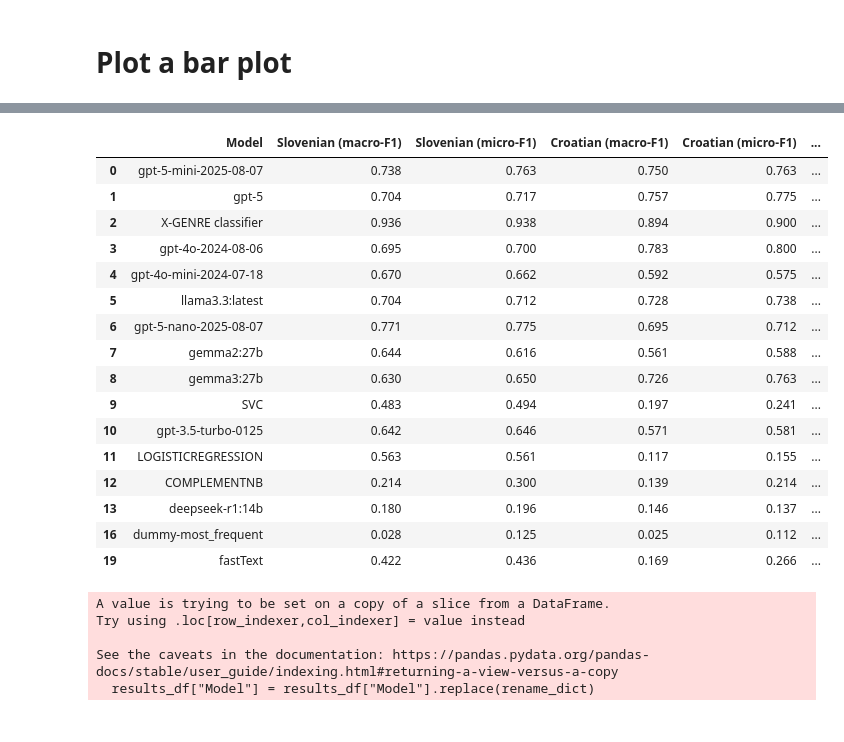
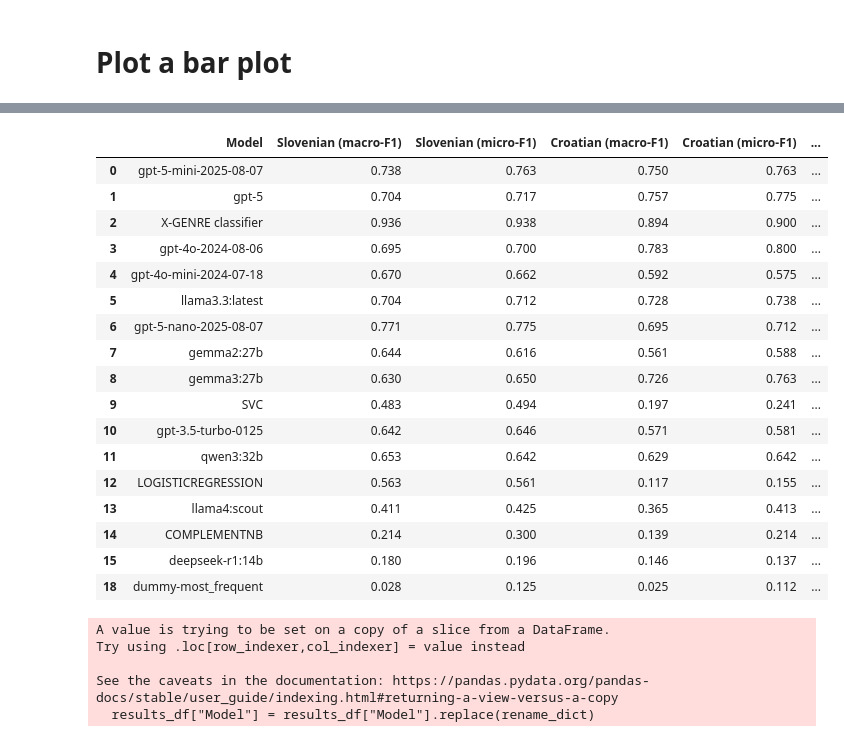
Before and after one commit to TajaKuzman/Benchmarking-Text-Classification-on-South-Slavic, a Jupyter notebook: Genre-Automatic-Identification-Benchmark/evaluation-for-the-paper/evaluation_for_the_paper.ipynb, the cells around one changed output, grey strips where cells are left out. Cells and saved outputs as stored; diff of their text form; code cells hidden in the pictures.

```diff
--- a/Genre-Automatic-Identification-Benchmark/evaluation-for-the-paper/evaluation_for_the_paper.ipynb
+++ b/Genre-Automatic-Identification-Benchmark/evaluation-for-the-paper/evaluation_for_the_paper.ipynb
@@ -410,27 +407,28 @@ results_df["Model"].to_list()
  'NLI zero-shot model ([mDeBERTa-v3-base-mnli-xnli](https://huggingface.co/MoritzLaurer/mDeBERTa-v3-base-mnli-xnli))',
  'fastText']
 # %%
-results_df = results_df[~results_df["Model"].isin(['dummy-stratified','GaMS-9B-Instruct','CORE register classifier','NLI zero-shot model ([mDeBERTa-v3-base-mnli-xnli](https://huggingface.co/MoritzLaurer/mDeBERTa-v3-base-mnli-xnli))'])]
+results_df = results_df[~results_df["Model"].isin(['dummy-stratified','GaMS-9B-Instruct','CORE register classifier','NLI zero-shot model ([mDeBERTa-v3-base-mnli-xnli](https://huggingface.co/MoritzLaurer/mDeBERTa-v3-base-mnli-xnli))', 'fastText'])]
 
 results_df
 # %% [output]
 |  | Model | Slovenian (macro-F1) | Slovenian (micro-F1) | Croatian (macro-F1) | Croatian (micro-F1) | ... |
 | 0 | gpt-5-mini-2025-08-07 | 0.738 | 0.763 | 0.750 | 0.763 | ... |
 | 1 | gpt-5 | 0.704 | 0.717 | 0.757 | 0.775 | ... |
 | 2 | X-GENRE classifier | 0.936 | 0.938 | 0.894 | 0.900 | ... |
 | 3 | gpt-4o-2024-08-06 | 0.695 | 0.700 | 0.783 | 0.800 | ... |
 | 4 | gpt-4o-mini-2024-07-18 | 0.670 | 0.662 | 0.592 | 0.575 | ... |
 | 5 | llama3.3:latest | 0.704 | 0.712 | 0.728 | 0.738 | ... |
 | 6 | gpt-5-nano-2025-08-07 | 0.771 | 0.775 | 0.695 | 0.712 | ... |
 | 7 | gemma2:27b | 0.644 | 0.616 | 0.561 | 0.588 | ... |
 | 8 | gemma3:27b | 0.630 | 0.650 | 0.726 | 0.763 | ... |
 | 9 | SVC | 0.483 | 0.494 | 0.197 | 0.241 | ... |
 | 10 | gpt-3.5-turbo-0125 | 0.642 | 0.646 | 0.571 | 0.581 | ... |
-| 11 | LOGISTICREGRESSION | 0.563 | 0.561 | 0.117 | 0.155 | ... |
-| 12 | COMPLEMENTNB | 0.214 | 0.300 | 0.139 | 0.214 | ... |
-| 13 | deepseek-r1:14b | 0.180 | 0.196 | 0.146 | 0.137 | ... |
-| 16 | dummy-most_frequent | 0.028 | 0.125 | 0.025 | 0.112 | ... |
-| 19 | fastText | 0.422 | 0.436 | 0.169 | 0.266 | ... |
+| 11 | qwen3:32b | 0.653 | 0.642 | 0.629 | 0.642 | ... |
+| 12 | LOGISTICREGRESSION | 0.563 | 0.561 | 0.117 | 0.155 | ... |
+| 13 | llama4:scout | 0.411 | 0.425 | 0.365 | 0.413 | ... |
+| 14 | COMPLEMENTNB | 0.214 | 0.300 | 0.139 | 0.214 | ... |
+| 15 | deepseek-r1:14b | 0.180 | 0.196 | 0.146 | 0.137 | ... |
+| 18 | dummy-most_frequent | 0.028 | 0.125 | 0.025 | 0.112 | ... |
 # %%
 rename_dict = {
     "gpt-4o-2024-08-06": "GPT-4o",
```
Also changed, not shown: parts of 19 cells of this notebook, 17 other files.
